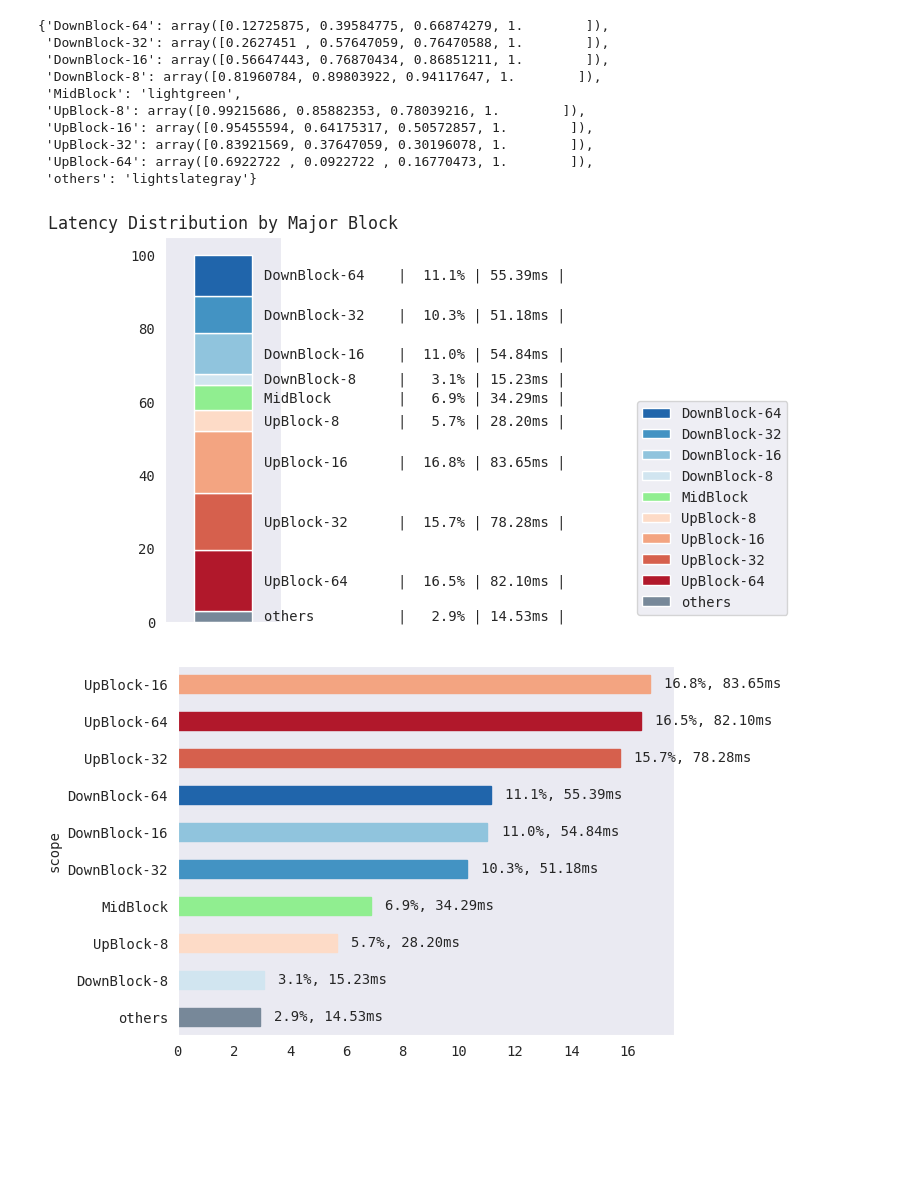
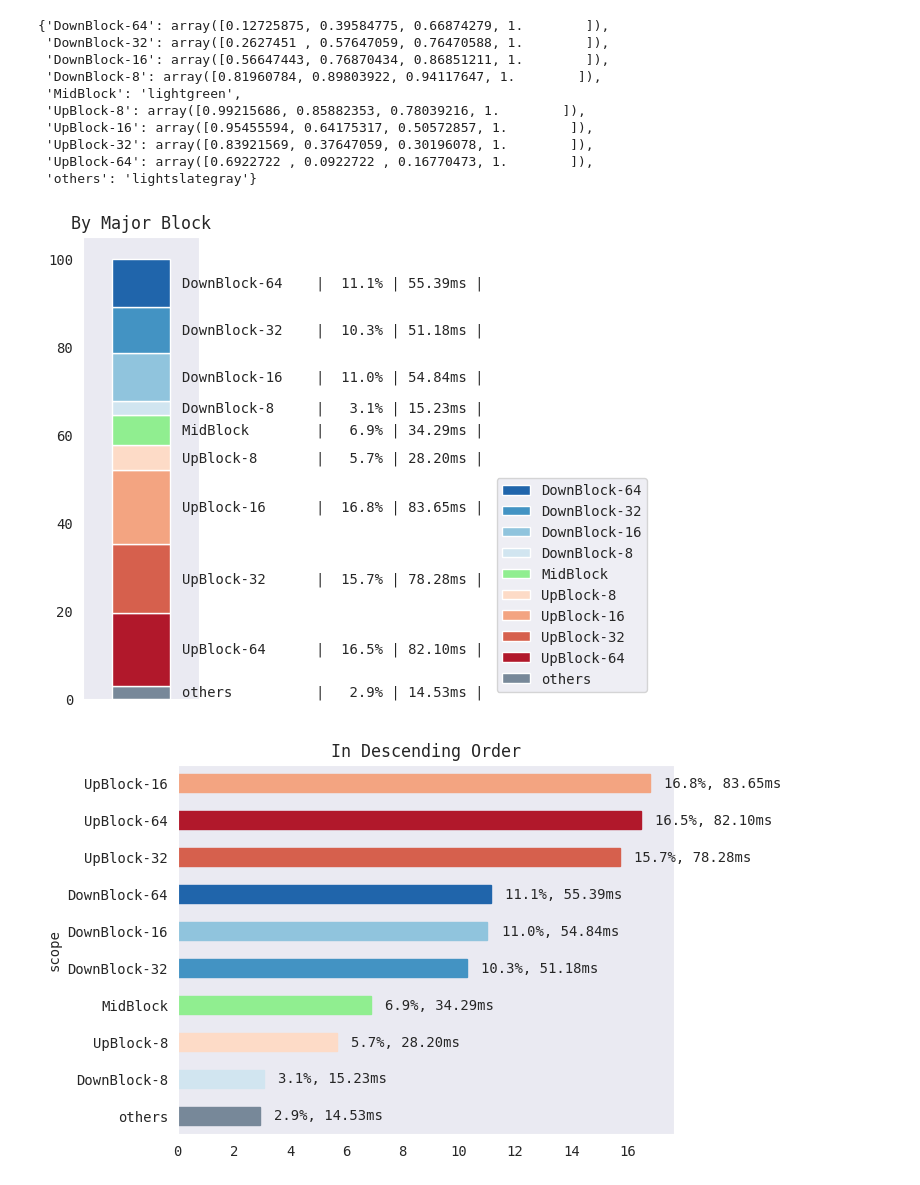
Before and after one commit to vuiseng9/diffusers, a Jupyter notebook: profile/text2img-sdv1.5-diffstep20-res512/plot.ipynb, the cells around one changed output. Saved outputs shown, nothing was run; the diff lists cells and outputs as text; code cells hidden in the pictures; blank space fills up the shorter version.

Commit message:
Add profiled collaterals, plot notebook, script, notes checkpoint

```diff
--- a/profile/text2img-sdv1.5-diffstep20-res512/plot.ipynb
+++ b/profile/text2img-sdv1.5-diffstep20-res512/plot.ipynb
@@ -54,27 +44,27 @@ colorlut
 # %%
 stacked_majorblock = df_majorblock[['scope', 'scope_percentage']]
 stacked_majorblock.set_index('scope', inplace=True)
 stacked_majorblock = stacked_majorblock.reindex(index=stacked_majorblock.index[::-1]).T
-ax = stacked_majorblock.plot.bar(stacked=True, color=colorlut, figsize=(1.5, 5), title = "Latency Distribution by Major Block")
-ax.legend(loc='lower left', bbox_to_anchor=(4.0,0.0), reverse=True)
+ax = stacked_majorblock.plot.bar(stacked=True, color=colorlut, figsize=(1.5, 6), title = "By Major Block")
+ax.legend(loc='lower left', bbox_to_anchor=(3.5,0.0), reverse=True)
 ax.axes.get_xaxis().set_visible(False)
 
 for k, p in zip(stacked_majorblock.columns, ax.patches):
     scope_mean = df_majorblock.set_index('scope').loc[k, "scope_mean"]
     scope_pc = df_majorblock.set_index('scope').loc[k, "scope_percentage"]
 
     width, height = p.get_width(), p.get_height()
     x, y = p.get_xy()
     ax.text(x+width+0.1,
             y+height/2,
             f'{k:15} | {scope_pc:5.1f}% | {scope_mean*1000:5.2f}ms | ',
             horizontalalignment='left',
             verticalalignment='center')
 # %% [output]
-[figure, old version]
+[figure, new version]
 # %%
 sorted_df_majorblock =  df_majorblock.set_index('scope').sort_values('scope_percentage')
-ax =sorted_df_majorblock.plot.barh(y=['scope_percentage'], legend=False)
+ax =sorted_df_majorblock.plot.barh(y=['scope_percentage'], legend=False, title="In Descending Order")
 # TODO: color to match above
 
 for key, p, relval, absval  in zip(sorted_df_majorblock.index, ax.patches, sorted_df_majorblock['scope_percentage'], sorted_df_majorblock['scope_mean']):
@@ -87,4 +77,4 @@ for key, p, relval, absval  in zip(sorted_df_majorblock.index, ax.patches, sorte
             horizontalalignment='left',
             verticalalignment='center')
 # %% [output]
-[figure, old version]
+[figure, new version]
```
Also changed, not shown: parts of 37 cells of this notebook, 18 other files.
